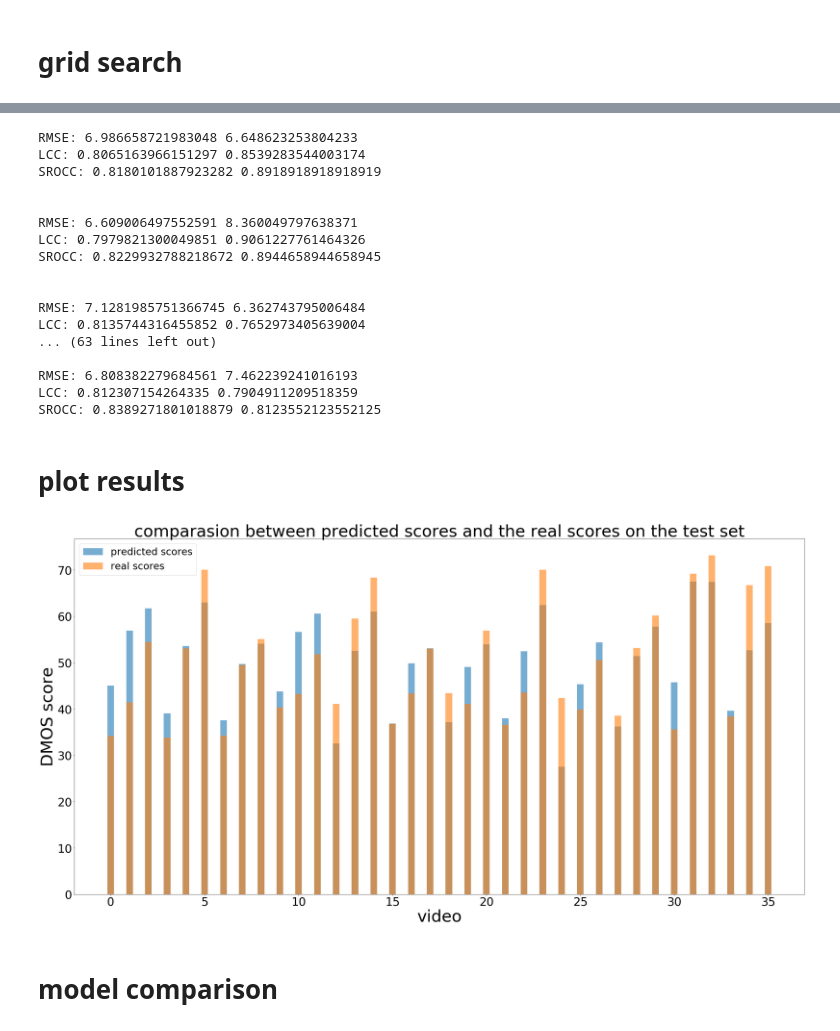
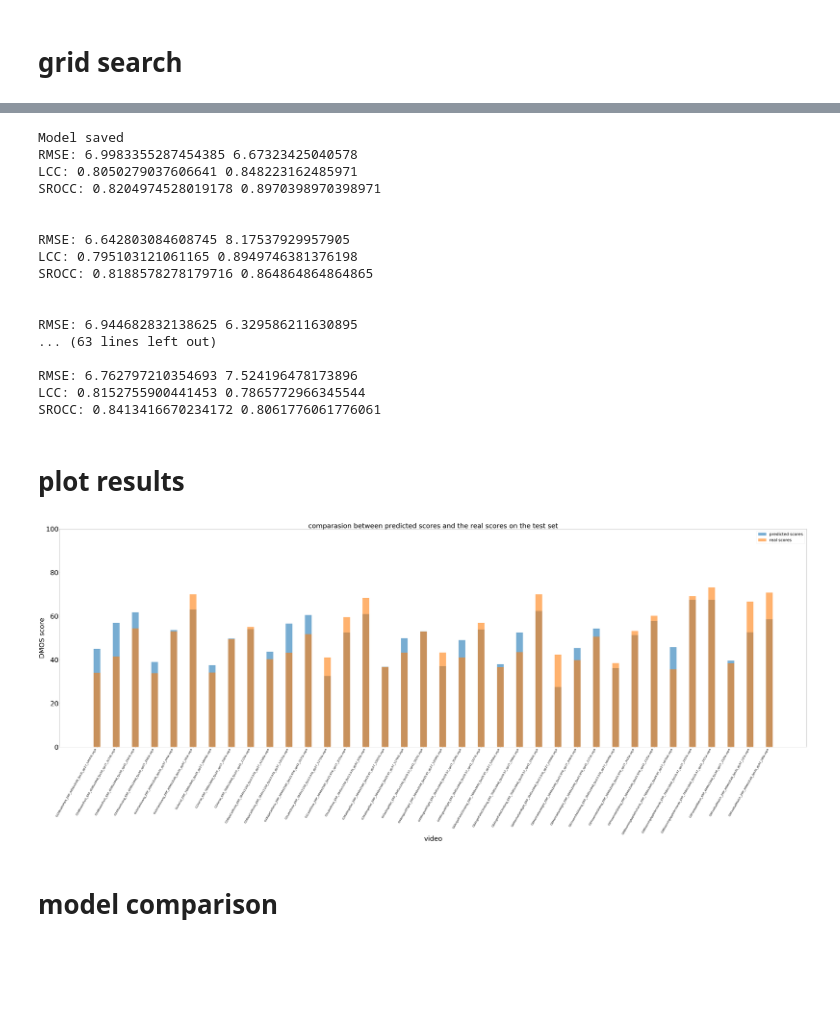
Before and after one commit to ownzonefeng/CS-433-Project1, a Jupyter notebook: Project2/SVRegressor.ipynb, the cells around one changed output, grey strips where cells are left out. Cells and saved outputs as stored; diff of their text form; code cells hidden in the pictures; blank space fills up the shorter version.

```diff
--- a/Project2/SVRegressor.ipynb
+++ b/Project2/SVRegressor.ipynb
@@ -99,7 +99,7 @@ scorer
 # grid search
 # %%
 #define svr model
-model_svr = svm.SVR(max_iter=3000)
+model_svr = svm.SVR(max_iter=12000)
 # %%
 #grid search for the best parameters for SVR
 ParameterGrid={}
@@ -162,7 +161,7 @@ for train_idx, test_idx in CV_Generator(features, dataset_socres, group_label, 1
     best_model = grid_search_svr.best_estimator_.fit(train_features, train_labels)
     train_pred = best_model.predict(train_features)
     test_pred = best_model.predict(test_features)
-    if idx == 5:
+    if idx == 0:
         final_model = best_model
         print('Model saved')
     print('RMSE:', rmse(train_labels, train_pred), rmse(test_labels, test_pred))
@@ -172,23 +171,23 @@ for train_idx, test_idx in CV_Generator(features, dataset_socres, group_label, 1
     print('\n')
     idx += 1
 # %% [output]
-RMSE: 6.986658721983048 6.648623253804233
-LCC: 0.8065163966151297 0.8539283544003174
-SROCC: 0.8180101887923282 0.8918918918918919
+Model saved
+RMSE: 6.9983355287454385 6.67323425040578
+LCC: 0.8050279037606641 0.848223162485971
+SROCC: 0.8204974528019178 0.8970398970398971
 
 
-RMSE: 6.609006497552591 8.360049797638371
-LCC: 0.7979821300049851 0.9061227761464326
-SROCC: 0.8229932788218672 0.8944658944658945
+RMSE: 6.642803084608745 8.17537929957905
+LCC: 0.795103121061165 0.8949746381376198
+SROCC: 0.8188578278179716 0.864864864864865
 
 
-RMSE: 7.1281985751366745 6.362743795006484
-LCC: 0.8135744316455852 0.7652973405639004
+RMSE: 6.944682832138625 6.329586211630895
 ... (63 lines left out)
 
-RMSE: 6.808382279684561 7.462239241016193
-LCC: 0.812307154264335 0.7904911209518359
-SROCC: 0.8389271801018879 0.8123552123552125
+RMSE: 6.762797210354693 7.524196478173896
+LCC: 0.8152755900441453 0.7865772966345544
+SROCC: 0.8413416670234172 0.8061776061776061
 # %% [markdown]
 #  plot results
 # %%
@@ -198,20 +197,21 @@ pre_score_train=final_model.predict(train_features)
 #prediction on the test set
 pre_score_test=final_model.predict(test_features)
 # %%
-fig, ax = plt.subplots(figsize=(40,20))
-ax.set_title('comparasion between predicted scores and the real scores on the test set',fontsize=50)
-ax.set_xlabel('video',fontsize=50)
-ax.set_ylabel('DMOS score',fontsize=50)
-
-ax.tick_params(labelsize=35)
+plt.subplots(figsize=(100,30))
+plt.title('comparasion between predicted scores and the real scores on the test set',fontsize=50)
+plt.xlabel('video',fontsize=50)
+plt.ylabel('DMOS score',fontsize=50)
+y_label=test_labels.index
+plt.tick_params(labelsize=50)
 # set interval for y label
-ax.yticks = range(0,100,10)
-ax.bar(np.arange(test_labels.index.size),pre_score_test,label="predicted scores",width=0.35,alpha=0.6)
-ax.bar(np.arange(test_labels.index.size),test_labels,label="real scores",width=0.35,alpha=0.6)
-ax.legend(fontsize=30)
+plt.xticks(np.arange(test_labels.index.size),y_label,rotation = 60, fontsize = 20,ha='right')
+plt.ylim([0,100])
+plt.bar(np.arange(test_labels.index.size),pre_score_test,label="predicted scores",width=0.35,alpha=0.6,linewidth=20)
+plt.bar(np.arange(test_labels.index.size),test_labels,label="real scores",width=0.35,alpha=0.6,linewidth=20)
+plt.legend(fontsize=30)
 plt.savefig("comparasion_predit_real.pdf")
 # %% [output]
-[figure, old version]
+[figure, new version]
 # %% [markdown]
 # model comparison
 # %%
```
Also changed, not shown: parts of 7 cells of this notebook, 3 other files.
